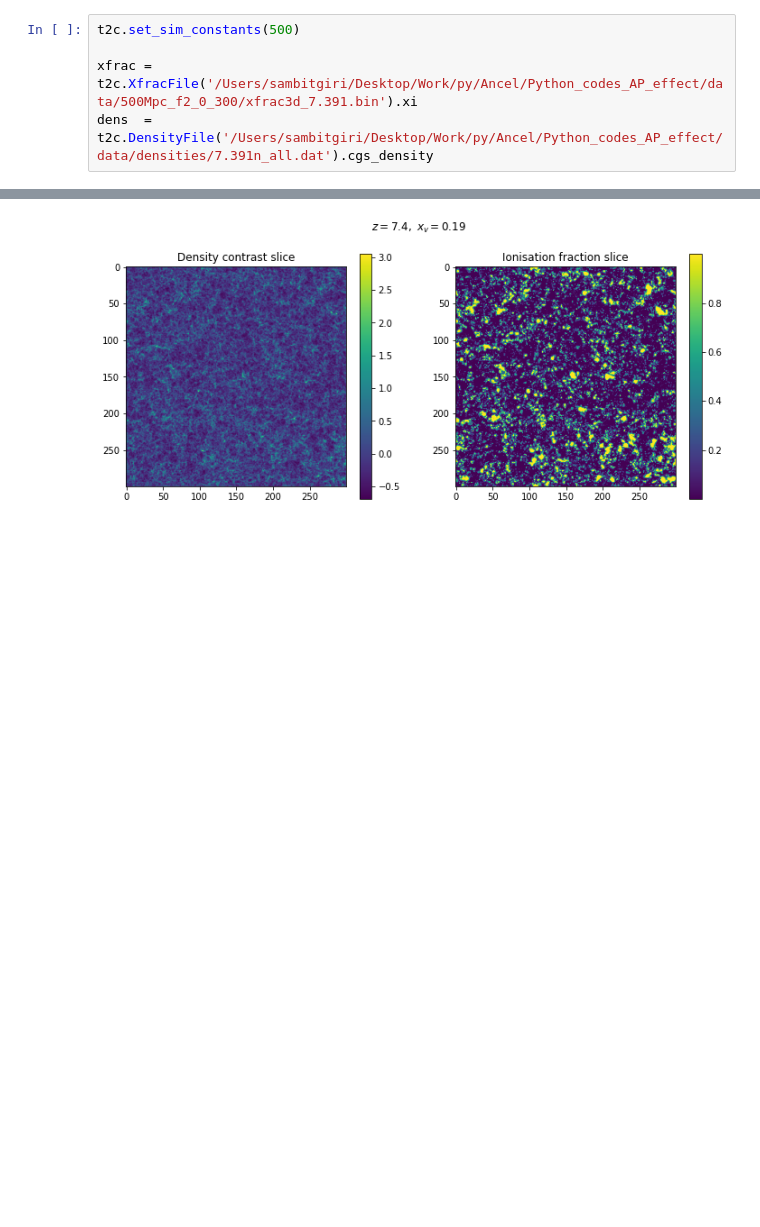
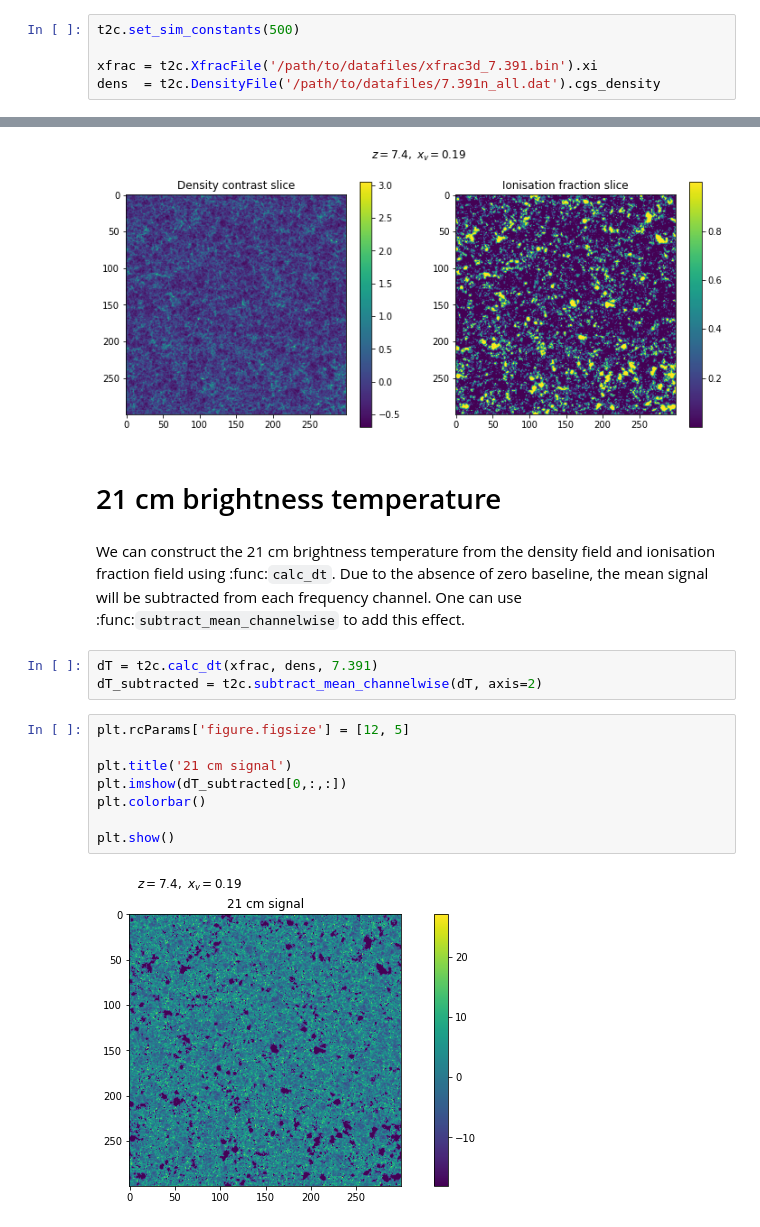
Before and after one commit to sambit-giri/tools21cm, a Jupyter notebook: docs/examples/read_write_plot.ipynb, the cells around one changed output, grey strips where cells are left out. Cells and saved outputs as stored; diff of their text form; blank space fills up the shorter version.

```diff
--- a/docs/examples/read_write_plot.ipynb
+++ b/docs/examples/read_write_plot.ipynb
@@ -13,8 +13,8 @@ Here we read the ionisation fraction data cube produced with the [C2Ray](https:/
 # %%
 t2c.set_sim_constants(500)
 
-xfrac = t2c.XfracFile('/Users/sambitgiri/Desktop/Work/py/Ancel/Python_codes_AP_effect/data/500Mpc_f2_0_300/xfrac3d_7.391.bin').xi
-dens  = t2c.DensityFile('/Users/sambitgiri/Desktop/Work/py/Ancel/Python_codes_AP_effect/data/densities/7.391n_all.dat').cgs_density
+xfrac = t2c.XfracFile('/path/to/datafiles/xfrac3d_7.391.bin').xi
+dens  = t2c.DensityFile('/path/to/datafiles/7.391n_all.dat').cgs_density
 # %% [markdown]
 The above function :func:`set_sim_constants` is useful only for :mod: `C2Ray` simulation outputs. This function takes as its only parameter the box side in cMpc/h and sets simulations constants.
 
@@ -42,3 +42,20 @@ plt.colorbar()
 plt.show()
 # %% [output]
 [figure]
+# %% [markdown]
+# 21 cm brightness temperature
+# %% [markdown]
+We can construct the 21 cm brightness temperature from the density field and ionisation fraction field using :func:`calc_dt`. Due to the absence of zero baseline, the mean signal will be subtracted from each frequency channel. One can use :func:`subtract_mean_channelwise` to add this effect.
+# %%
+dT = t2c.calc_dt(xfrac, dens, 7.391)
+dT_subtracted = t2c.subtract_mean_channelwise(dT, axis=2)
+# %%
+plt.rcParams['figure.figsize'] = [12, 5]
+
+plt.title('21 cm signal')
+plt.imshow(dT_subtracted[0,:,:])
+plt.colorbar()
+
+plt.show()
+# %% [output]
+[figure, added]
```
Also changed, not shown: parts of 4 cells of this notebook.
